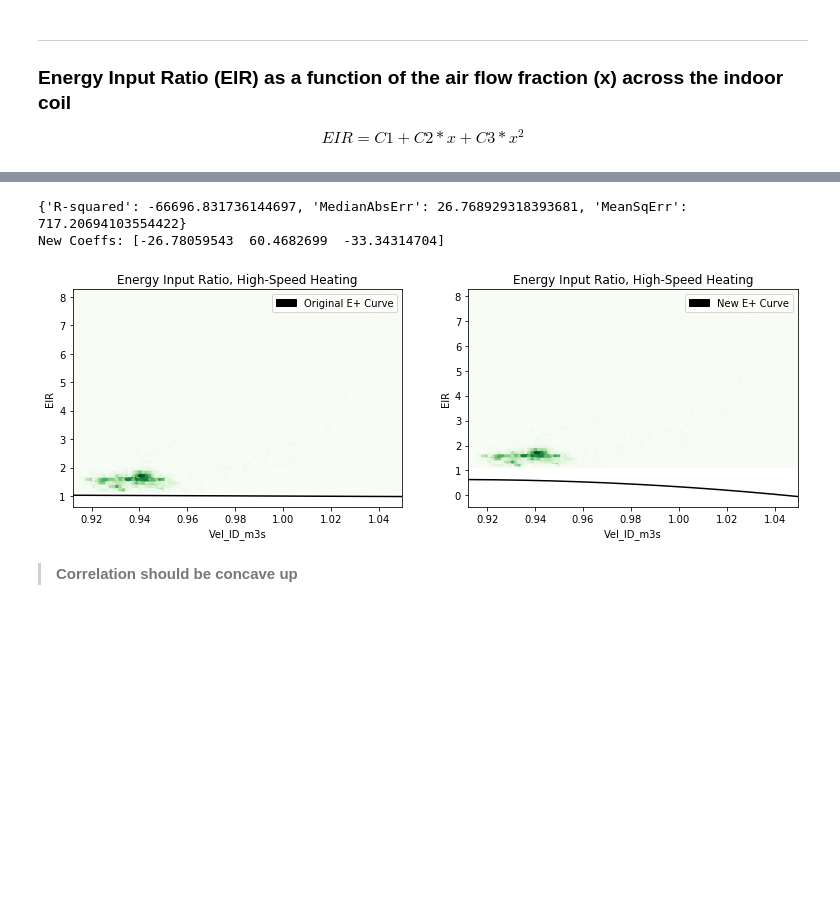
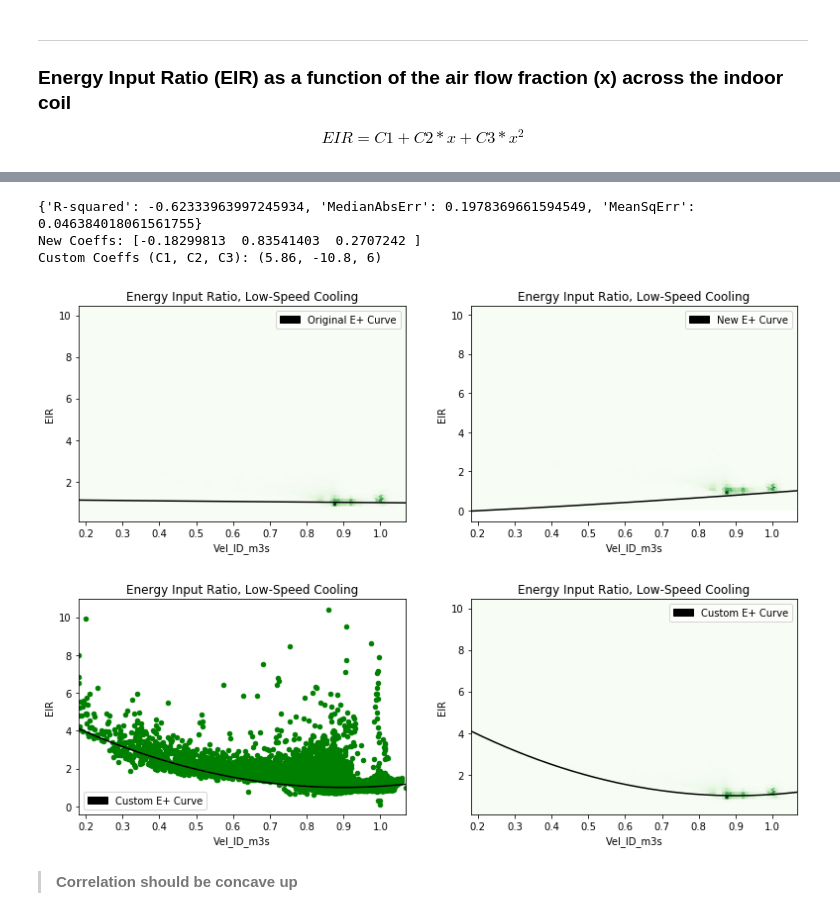
Before and after one commit to Matthew-Boyd/HVAC_AAON, a Jupyter notebook: HVAC.ipynb, the cells around one changed output, grey strips where cells are left out. Drawn from its saved outputs; the diff is of its cells as text; code cells hidden in the pictures; blank space fills up the shorter version.

```diff
--- a/HVAC.ipynb
+++ b/HVAC.ipynb
@@ -541,7 +541,7 @@ def plot_lin(df, xname, yname, coeffs, color, title_, legend_, axis_):
     black_patch = mpatches.Patch(color='Black', label=legend_)
     axis_.legend(handles=[black_patch])
 
-def plot_quad(df, xname, yname, coeffs, color, title_, legend_, axis_):
+def plot_quad(df, xname, yname, coeffs, color, title_, legend_, axis_, type_='hex'):
     # Evaluate curves using NEW coeffs
     x_input = np.linspace(df[xname].min(), df[xname].max(), num=500)
     y_fx = [quad(x, coeffs) for x in x_input]
@@ -549,7 +549,10 @@ def plot_quad(df, xname, yname, coeffs, color, title_, legend_, axis_):
                            'y_fx' : y_fx})
 
     # Plot measured data overlaid with new coeff curves
-    df.plot.hexbin(x=xname, y=yname, title=title_, colormap=color + 's', colorbar=False, ax=axis_)
+    if type_ == 'scatter':
+        df.plot.scatter(x=xname, y=yname, title=title_, color=color, ax=axis_)
+    else:
+        df.plot.hexbin(x=xname, y=yname, title=title_, colormap=color + 's', colorbar=False, ax=axis_)
     df_mod.plot.line(x=xname, y='y_fx', color='Black', ax=axis_)
     black_patch = mpatches.Patch(color='Black', label=legend_)
     axis_.legend(handles=[black_patch])
@@ -730,5 +748,14 @@ df[state_spd].plot.hexbin(x='Tdb_OD', y='EIR', colormap='Oranges', colorbar=Fals
 # %%
 # Plot the normalized EIR vs Twb and Tdb values and overlay the original performance curve modeled values
+
+# Custom Filter and Coefficients
+if (state == 'Cooling') and (spd_str == 'Low-Speed'):
+    filter_ = (df_norm_ss.Twb_ID < 50) & (df_norm_ss.Tdb_OD > 10)
+    df_norm_ss = df_norm_ss[filter_]
+    # function form: z = C1 + C2*x + C3*x^2 + C4*y + C5*y^2 + C6*x*y
+    older__coeffs = (0.342414409, 0.034885008, -0.0006237, 0.004977216, 0.000437951, -0.000728028)
+#     custom_coeffs = (0.480000000, 0.034885008, -0.0006237, 0.004977216, 0.000437951, -0.000728028)
+    custom_coeffs = (0.480000000, 0.035000000, -0.0006200, 0.005000000, 0.000440000, -0.000730000)
 
 # Original coeffs for EIR = EIR(Twb_ID, Tdb_OD)
 orig_coeffs = {'Cooling': {'Low-Speed': (0.342414409, 0.034885008, -0.0006237, 0.004977216, 0.000437951,
@@ -759,4 +786,9 @@ print(stats); print('New Coeffs: {0}'.format(new_coeffs))
 # Evaluate curves using NEW coeffs and plot
 plot_biquad(df_norm_ss, xname=xname_, yname='Tdb_OD', zname='EIR', coeffs=new_coeffs,
             color='Orange', title_='Energy Input Ratio, ' + spd_str + ' ' + state, legend_='New E+ Curve')
+
+
+# Evaluate curves using custom fits
+plot_biquad(df_norm_ss, xname=xname_, yname='Tdb_OD', zname='EIR', coeffs=custom_coeffs,
+            color='Orange', title_='Energy Input Ratio, ' + spd_str + ' ' + state, legend_='Custom E+ Curve')
 # %% [output]
@@ -783,31 +816,56 @@ df[state_spd].plot.hexbin(x='Vel_ID_m3s', y='EIR', colormap='Greens',
 # %%
 # Plot original and new coeffs for EIR vs. flow
 fig, axes = plt.subplots(nrows=1, ncols=2, figsize=(13, 4))
 
 # Original
 orig_coeffs = {'Cooling': {'Low-Speed': (1.1552, -0.1808, 0.0256)},
                'Heating': {'Low-Speed': (1.3824, -0.4336, 0.0512)}}
 orig_coeffs['Cooling']['High-Speed'] = orig_coeffs['Cooling']['Low-Speed']
 orig_coeffs['Heating']['High-Speed'] = orig_coeffs['Heating']['Low-Speed']
 
 plot_quad(df_norm_ss, xname='Vel_ID_m3s', yname='EIR', coeffs=orig_coeffs[state][spd_str],
           color='Green', title_='Energy Input Ratio, ' + spd_str + ' ' + state,
           legend_='Original E+ Curve', axis_=axes[0])
 
 
 # New
 # Create regressions
 new_coeffs, stats = regr_quad(x=df_norm_ss.Vel_ID_m3s.as_matrix(),
                                y=df_norm_ss.Cap_Total_W.as_matrix())
 
 print(stats); print('New Coeffs: {0}'.format(new_coeffs))
 plot_quad(df_norm_ss, xname='Vel_ID_m3s', yname='EIR', coeffs=new_coeffs,
           color='Green', title_='Energy Input Ratio, ' + spd_str + ' ' + state,
           legend_='New E+ Curve', axis_=axes[1])
+
+
+# Custom
+if (state == 'Cooling') and (spd_str == 'Low-Speed'):
+    # function form: y = C1 + C2*x + C3*x^2
+    # factored:      y = a(x-h)^2 + k
+    #                 C1 = a*h^2 + k
+    #                 C2 = -2*a*h
+    #                 C3 = a
+    a = 6; h=0.9; k=1
+    C1 = a*h**2 + k; C2 = -2*a*h; C3 = a
+    custom_coeffs = (C1, C2, C3)
+
+fig, axes = plt.subplots(nrows=1, ncols=2, figsize=(13, 4))
+plot_quad(df_norm_ss, xname='Vel_ID_m3s', yname='EIR', coeffs=custom_coeffs,
+          color='Green', title_='Energy Input Ratio, ' + spd_str + ' ' + state,
+          legend_='Custom E+ Curve', axis_=axes[0], type_='scatter')
+
+plot_quad(df_norm_ss, xname='Vel_ID_m3s', yname='EIR', coeffs=custom_coeffs,
+          color='Green', title_='Energy Input Ratio, ' + spd_str + ' ' + state,
+          legend_='Custom E+ Curve', axis_=axes[1])
+
+print('Custom Coeffs (C1, C2, C3): ({0}, {1}, {2})'.format(C1, C2, C3))
 # %% [output]
-{'R-squared': -66696.831736144697, 'MedianAbsErr': 26.768929318393681, 'MeanSqErr': 717.20694103554422}
-New Coeffs: [-26.78059543  60.4682699  -33.34314704]
+{'R-squared': -0.62333963997245934, 'MedianAbsErr': 0.1978369661594549, 'MeanSqErr': 0.046384018061561755}
+New Coeffs: [-0.18299813  0.83541403  0.2707242 ]
+Custom Coeffs (C1, C2, C3): (5.86, -10.8, 6)
-[figure, old version]
+[figure, new version]
+[figure, added]
 # %% [markdown]
 > **Correlation should be concave up**
 # %% [markdown]
```
Also changed, not shown: parts of 7 cells of this notebook.
